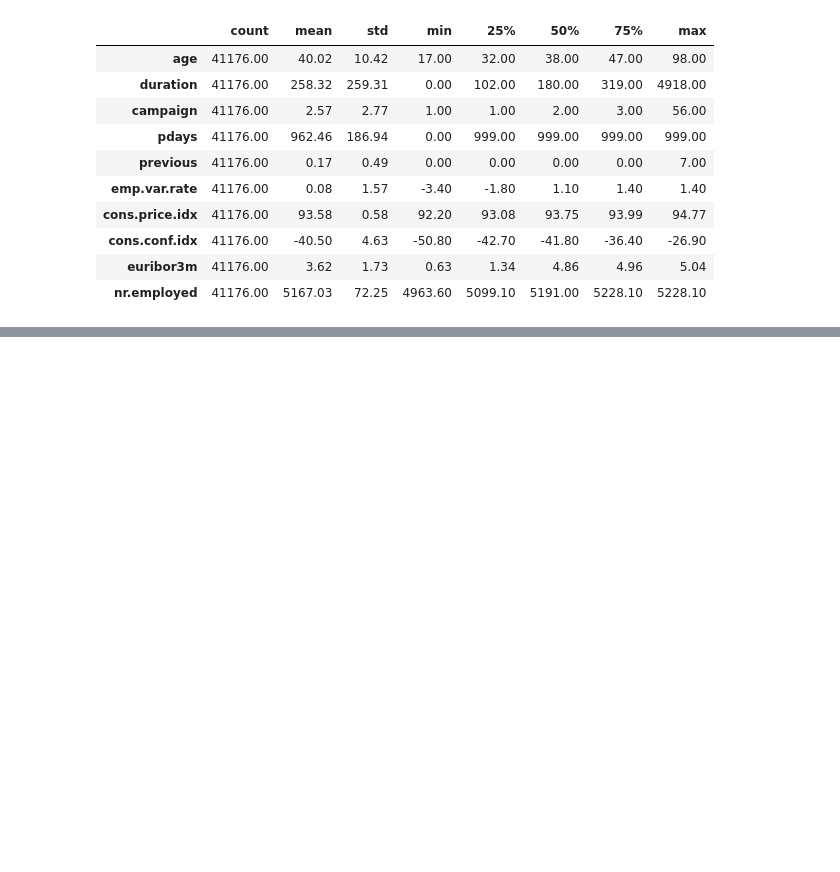
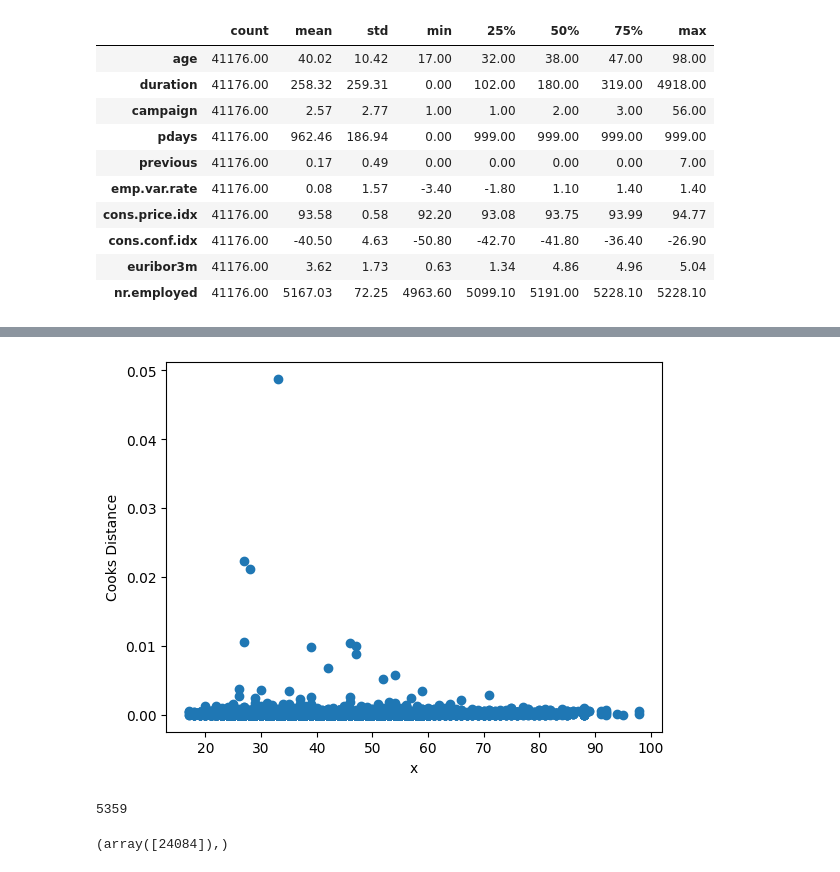
Before and after one commit to Bieloliver12/logistica, a Jupyter notebook: src/explore.ipynb, the cells around one changed output, grey strips where cells are left out. Cells and saved outputs as stored; diff of their text form; code cells hidden in the pictures; blank space fills up the shorter version.

```diff
--- a/src/explore.ipynb
+++ b/src/explore.ipynb
@@ -109,0 +160,3 @@ df.describe().T
+# %%
+df.drop(["education","housing","loan"],axis =1, inplace = True)
+df.head()
@@ -109,0 +170,2 @@ df.describe().T
+# %%
+df_clean=df
@@ -109,0 +206,2 @@ df.describe().T
+# %%
+df_clean.drop(['job','marital','contact','y'], axis=1, inplace= True)
@@ -109,0 +228,30 @@ df.describe().T
+# %%
+# Separamos las variables independientes de la dependiente
+X = df.drop(['contact_int','y_int'], axis=1)
+y = df['y_int']
+
+# Ajusta un modelo de regresión lineal
+X = sm.add_constant(X)
+model = sm.OLS(y, X).fit()
+
+# Instancia de la influencia y obtención de la distancia de cook para cada observación
+cooks_distance = model.get_influence().cooks_distance
+# %%
+plt.scatter(df_clean.age, cooks_distance[0])
+plt.xlabel('x')
+plt.ylabel('Cooks Distance')
+plt.show()
+# %% [output]
+[figure, added]
+# %%
+# Punto de corte para la distancia de cook
+pto_corte = 4/len(df_clean)
+
+# por encima del pto de corte
+len(np.where(cooks_distance[0]>pto_corte)[0])
+# %% [output]
+5359
+# %%
+np.where(cooks_distance[0]>0.04)
+# %% [output]
+(array([24084]),)
```
Also changed, not shown: parts of 45 cells of this notebook.
